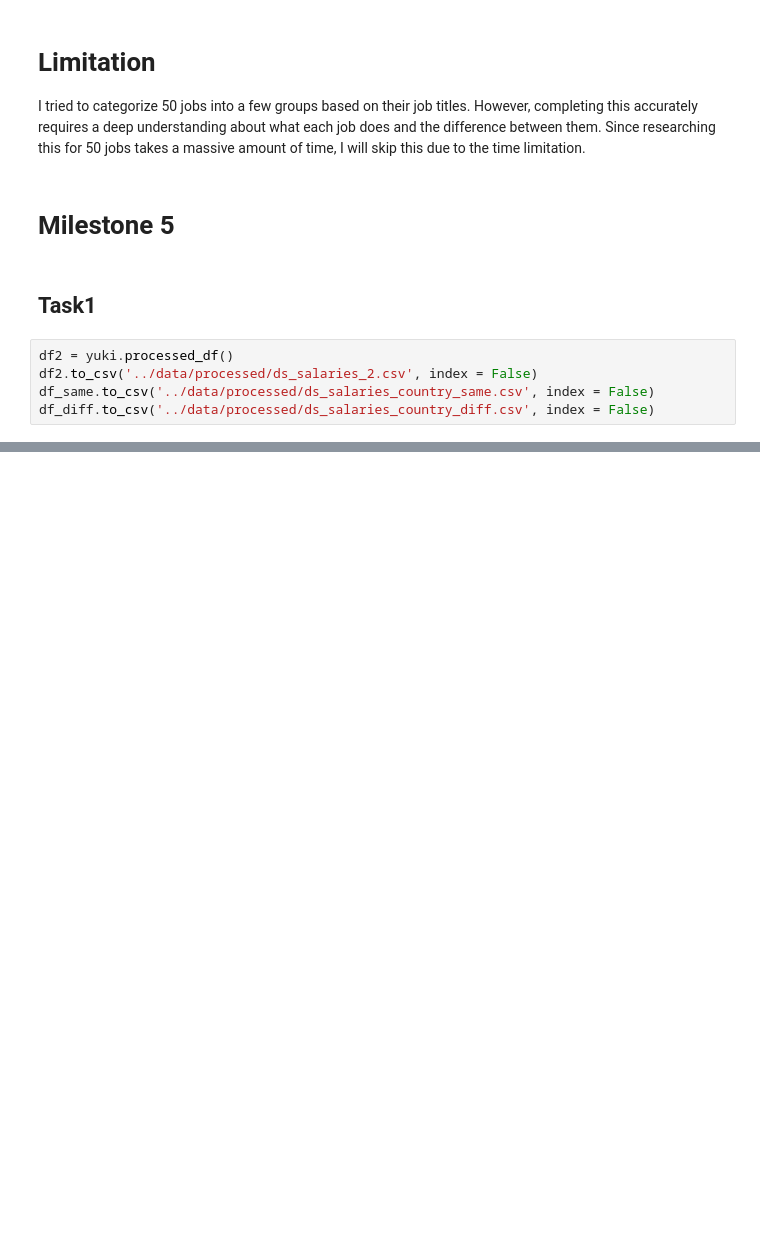
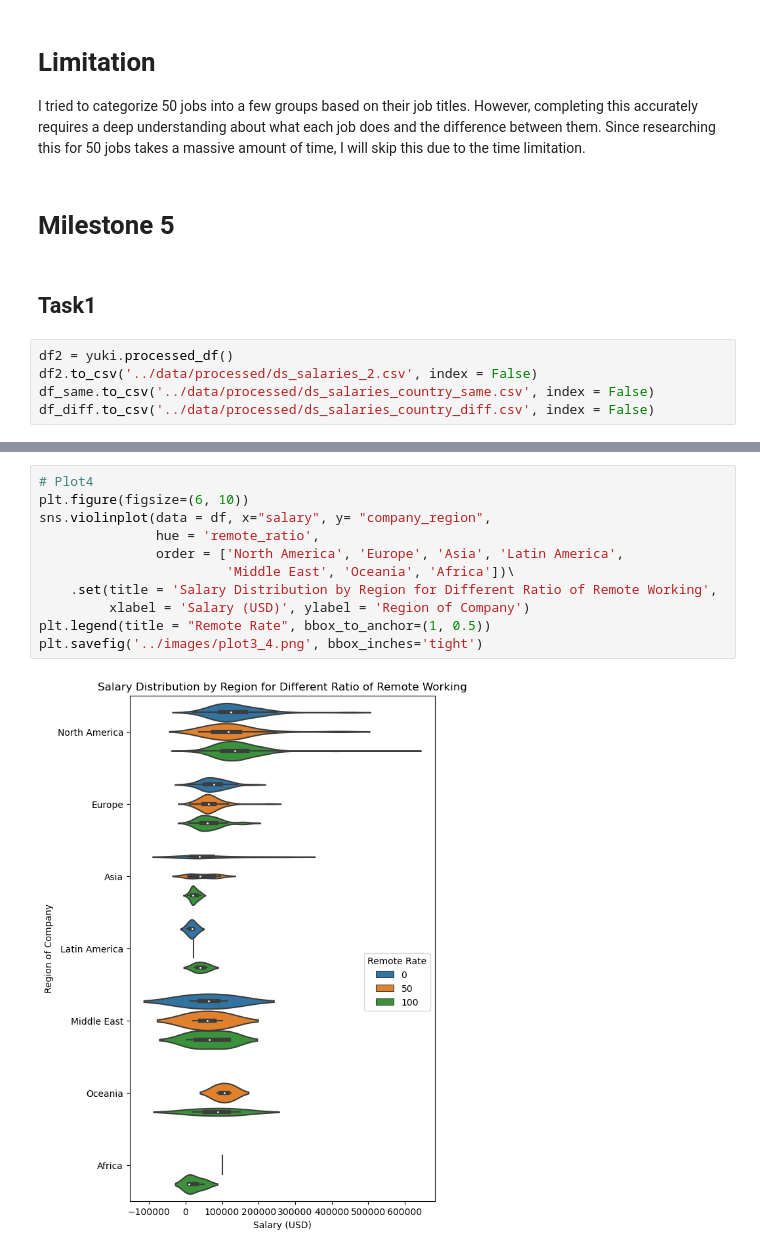
Before and after one commit to ubco-W2022T2-data301/project-group-group07, a Jupyter notebook: analysis/analysis3.ipynb, the cells around one changed output, grey strips where cells are left out. Cells and saved outputs as stored; diff of their text form; blank space fills up the shorter version.

```diff
--- a/analysis/analysis3.ipynb
+++ b/analysis/analysis3.ipynb
@@ -491,0 +533,13 @@ df_diff.to_csv('../data/processed/ds_salaries_country_diff.csv', index = False)
+# %%
+# Plot4
+plt.figure(figsize=(6, 10))
+sns.violinplot(data = df, x="salary", y= "company_region",
+               hue = 'remote_ratio',
+               order = ['North America', 'Europe', 'Asia', 'Latin America',
+                        'Middle East', 'Oceania', 'Africa'])\
+    .set(title = 'Salary Distribution by Region for Different Ratio of Remote Working',
+         xlabel = 'Salary (USD)', ylabel = 'Region of Company')
+plt.legend(title = "Remote Rate", bbox_to_anchor=(1, 0.5))
+plt.savefig('../images/plot3_4.png', bbox_inches='tight')
+# %% [output]
+[figure, added]
```
Also changed, not shown: parts of 15 cells of this notebook, 8 other files.
